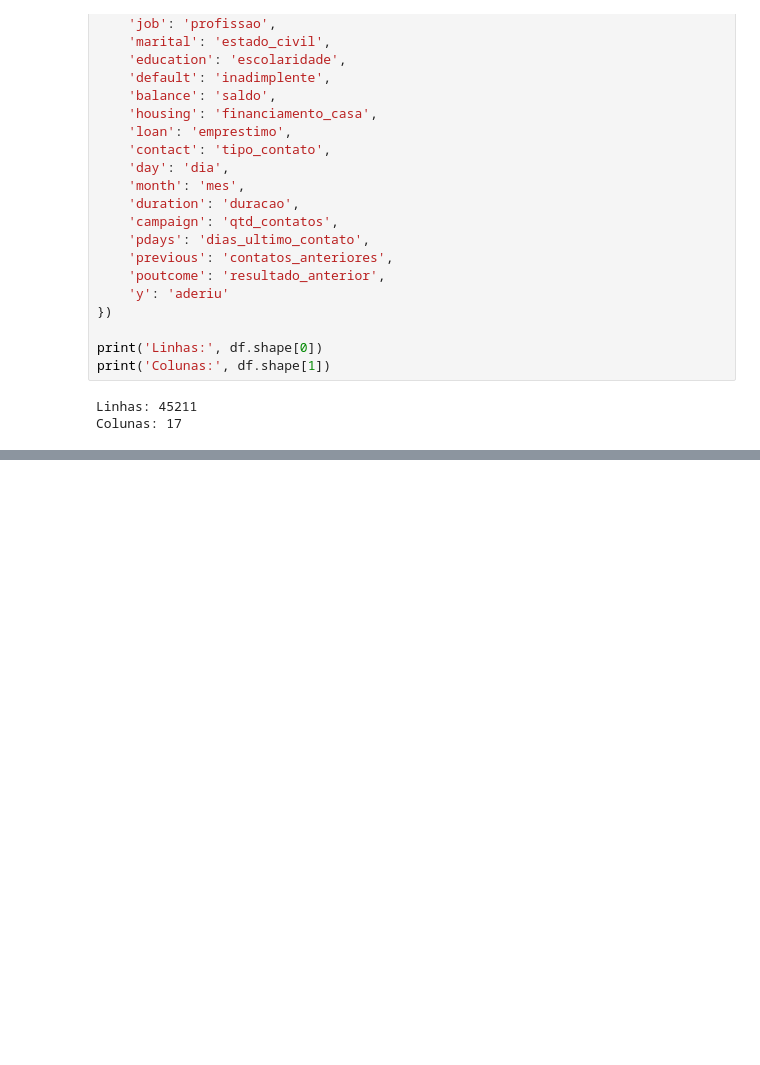
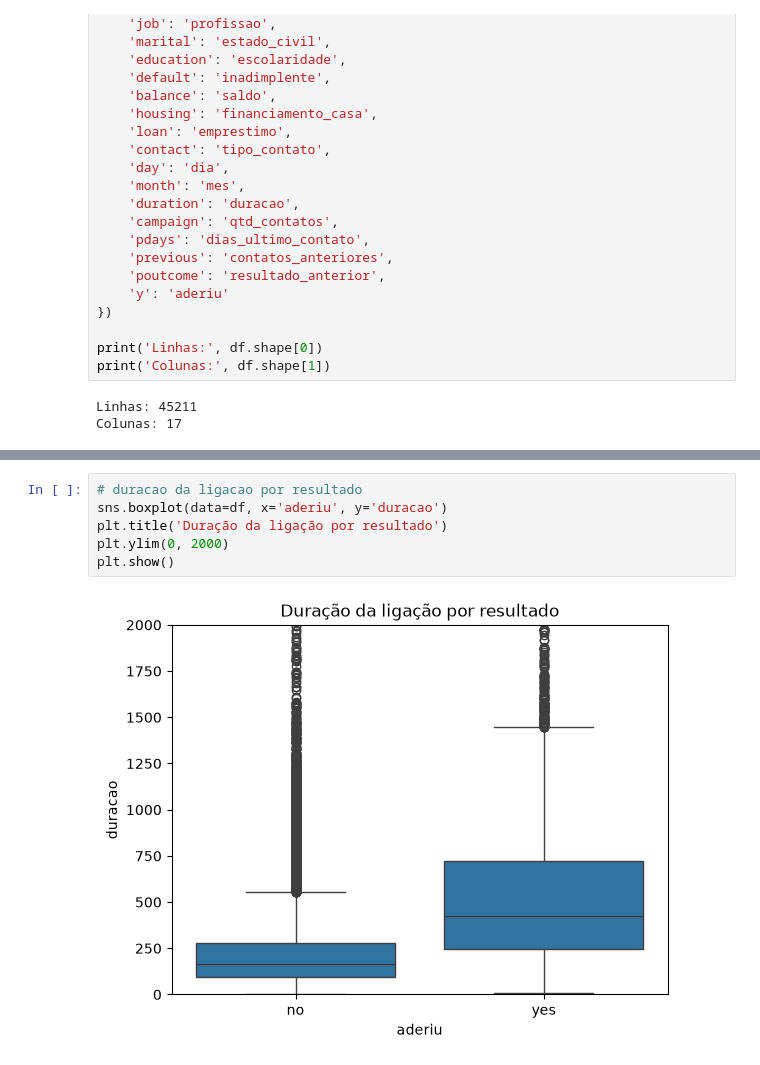
Before and after one commit to JlucasFaria/projeto-ml, a Jupyter notebook: notebooks/03_marketing_bancario.ipynb, the cells around one changed output, grey strips where cells are left out. Drawn from its saved outputs; the diff is of its cells as text; blank space fills up the shorter version.

```diff
--- a/notebooks/03_marketing_bancario.ipynb
+++ b/notebooks/03_marketing_bancario.ipynb
@@ -72,0 +211,8 @@ Colunas: 17
+# %%
+# duracao da ligacao por resultado
+sns.boxplot(data=df, x='aderiu', y='duracao')
+plt.title('Duração da ligação por resultado')
+plt.ylim(0, 2000)
+plt.show()
+# %% [output]
+[figure, added]
```
Also changed, not shown: parts of 13 cells of this notebook.
